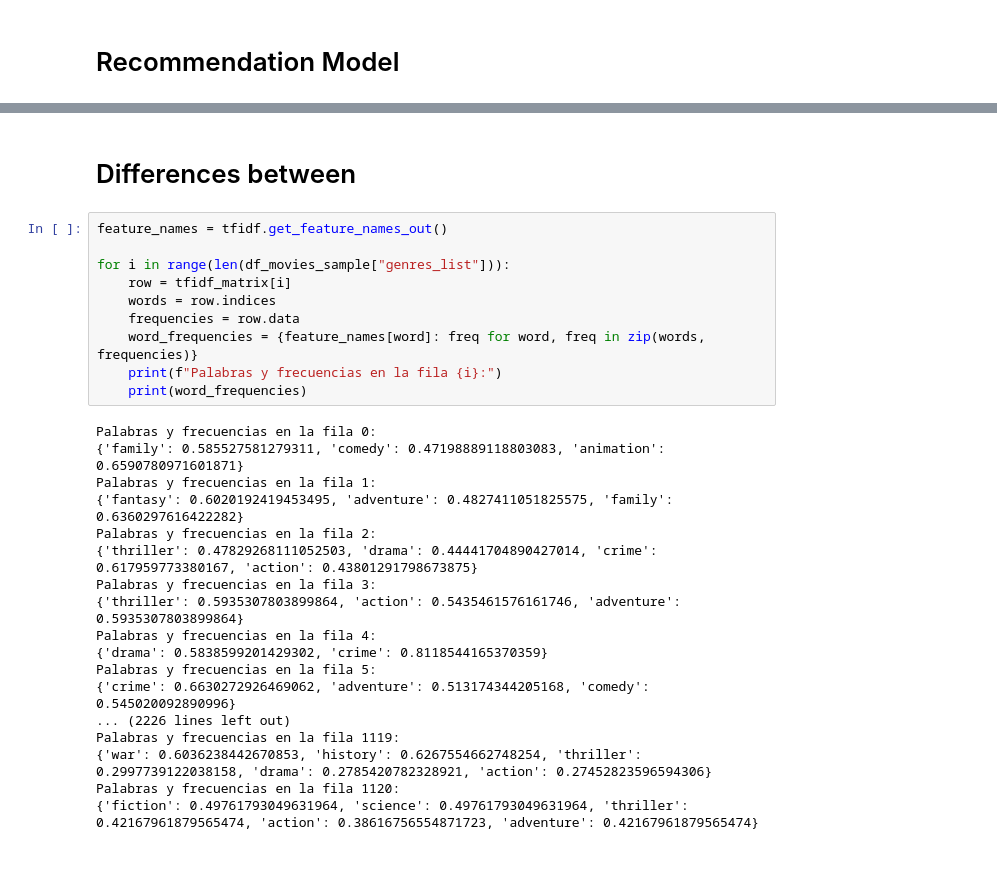
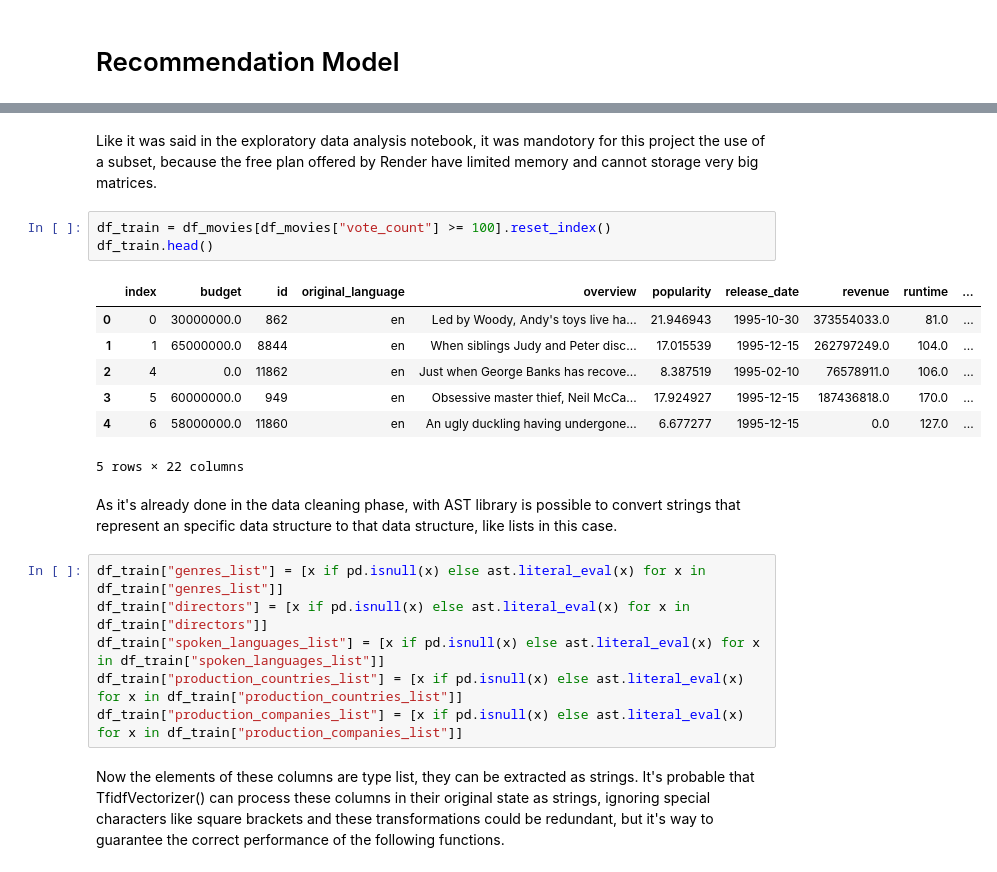
Before and after one commit to cristhianc001/Movie-Recommendation-System, a Jupyter notebook: notebooks/4. Recommendation Model.ipynb, the cells around one changed output, grey strips where cells are left out. Drawn from its saved outputs; the diff is of its cells as text.

```diff
--- a/notebooks/4. Recommendation Model.ipynb
+++ b/notebooks/4. Recommendation Model.ipynb
@@ -492,30 +148,23 @@ Name: title, dtype: object
-# %% [markdown]
-# Differences between
-# %%
-feature_names = tfidf.get_feature_names_out()
-
-for i in range(len(df_movies_sample["genres_list"])):
-    row = tfidf_matrix[i]
-    words = row.indices
-    frequencies = row.data
-    word_frequencies = {feature_names[word]: freq for word, freq in zip(words, frequencies)}
-    print(f"Palabras y frecuencias en la fila {i}:")
-    print(word_frequencies)
-# %% [output]
-Palabras y frecuencias en la fila 0:
-{'family': 0.585527581279311, 'comedy': 0.47198889118803083, 'animation': 0.6590780971601871}
-Palabras y frecuencias en la fila 1:
-{'fantasy': 0.6020192419453495, 'adventure': 0.4827411051825575, 'family': 0.6360297616422282}
-Palabras y frecuencias en la fila 2:
-{'thriller': 0.47829268111052503, 'drama': 0.44441704890427014, 'crime': 0.617959773380167, 'action': 0.43801291798673875}
-Palabras y frecuencias en la fila 3:
-{'thriller': 0.5935307803899864, 'action': 0.5435461576161746, 'adventure': 0.5935307803899864}
-Palabras y frecuencias en la fila 4:
-{'drama': 0.5838599201429302, 'crime': 0.8118544165370359}
-Palabras y frecuencias en la fila 5:
-{'crime': 0.6630272926469062, 'adventure': 0.513174344205168, 'comedy': 0.545020092890996}
-... (2226 lines left out)
-Palabras y frecuencias en la fila 1119:
-{'war': 0.6036238442670853, 'history': 0.6267554662748254, 'thriller': 0.2997739122038158, 'drama': 0.2785420782328921, 'action': 0.27452823596594306}
-Palabras y frecuencias en la fila 1120:
-{'fiction': 0.49761793049631964, 'science': 0.49761793049631964, 'thriller': 0.42167961879565474, 'action': 0.38616756554871723, 'adventure': 0.42167961879565474}
+# %% [markdown]
+Like it was said in the exploratory data analysis notebook, it was mandotory for this project the use of a subset, because the free plan offered by Render have limited memory and cannot storage very big matrices.
+# %%
+df_train = df_movies[df_movies["vote_count"] >= 100].reset_index()
+df_train.head()
+# %% [output]
+|  | index | budget | id | original_language | overview | popularity | release_date | revenue | runtime | ... |
+| 0 | 0 | 30000000.0 | 862 | en | Led by Woody, Andy's toys live ha... | 21.946943 | 1995-10-30 | 373554033.0 | 81.0 | ... |
+| 1 | 1 | 65000000.0 | 8844 | en | When siblings Judy and Peter disc... | 17.015539 | 1995-12-15 | 262797249.0 | 104.0 | ... |
+| 2 | 4 | 0.0 | 11862 | en | Just when George Banks has recove... | 8.387519 | 1995-02-10 | 76578911.0 | 106.0 | ... |
+| 3 | 5 | 60000000.0 | 949 | en | Obsessive master thief, Neil McCa... | 17.924927 | 1995-12-15 | 187436818.0 | 170.0 | ... |
+| 4 | 6 | 58000000.0 | 11860 | en | An ugly duckling having undergone... | 6.677277 | 1995-12-15 | 0.0 | 127.0 | ... |
+5 rows × 22 columns
+# %% [markdown]
+As it's already done in the data cleaning phase, with AST library is possible to convert strings that represent an specific data structure to that data structure, like lists in this case.
+# %%
+df_train["genres_list"] = [x if pd.isnull(x) else ast.literal_eval(x) for x in df_train["genres_list"]]
+df_train["directors"] = [x if pd.isnull(x) else ast.literal_eval(x) for x in df_train["directors"]]
+df_train["spoken_languages_list"] = [x if pd.isnull(x) else ast.literal_eval(x) for x in df_train["spoken_languages_list"]]
+df_train["production_countries_list"] = [x if pd.isnull(x) else ast.literal_eval(x) for x in df_train["production_countries_list"]]
+df_train["production_companies_list"] = [x if pd.isnull(x) else ast.literal_eval(x) for x in df_train["production_companies_list"]]
+# %% [markdown]
+Now the elements of these columns are type list, they can be extracted as strings. It's probable that TfidfVectorizer() can process these columns in their original state as strings, ignoring special characters like square brackets and these transformations could be redundant, but it's way to guarantee the correct performance of the following functions.
```
Also changed, not shown: parts of 42 cells of this notebook, 4 other files.
